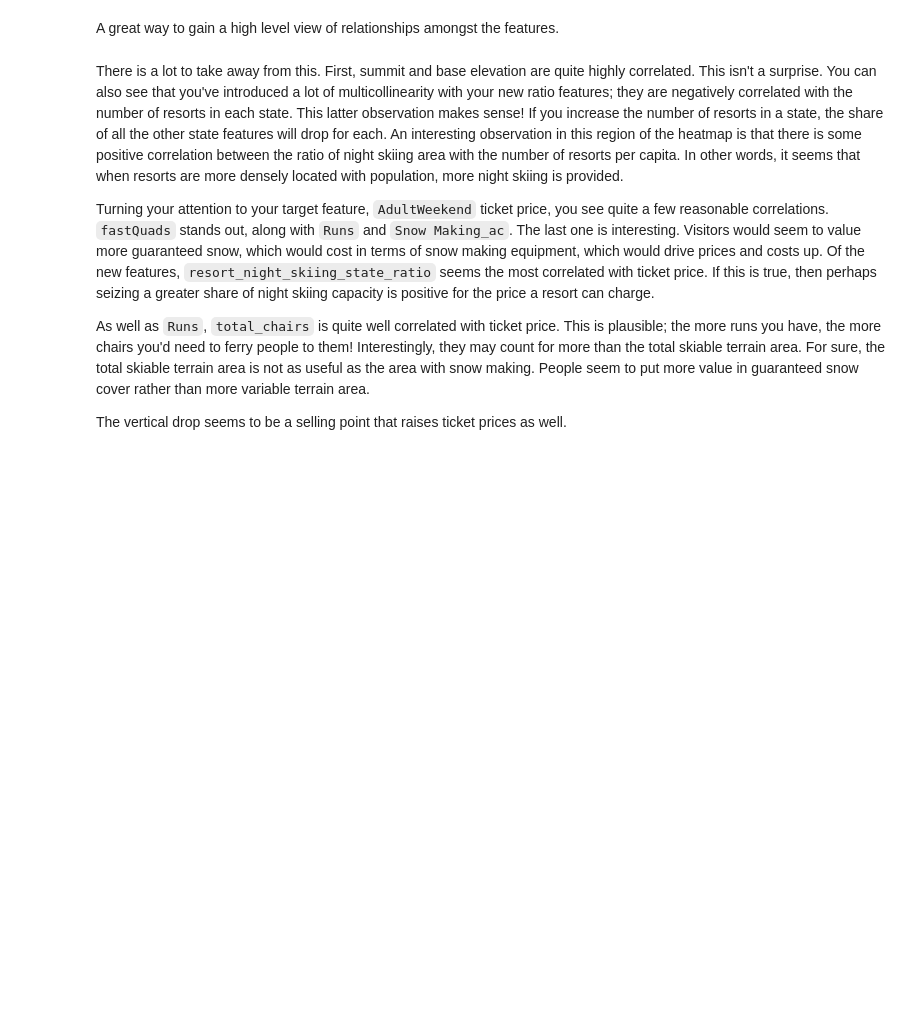
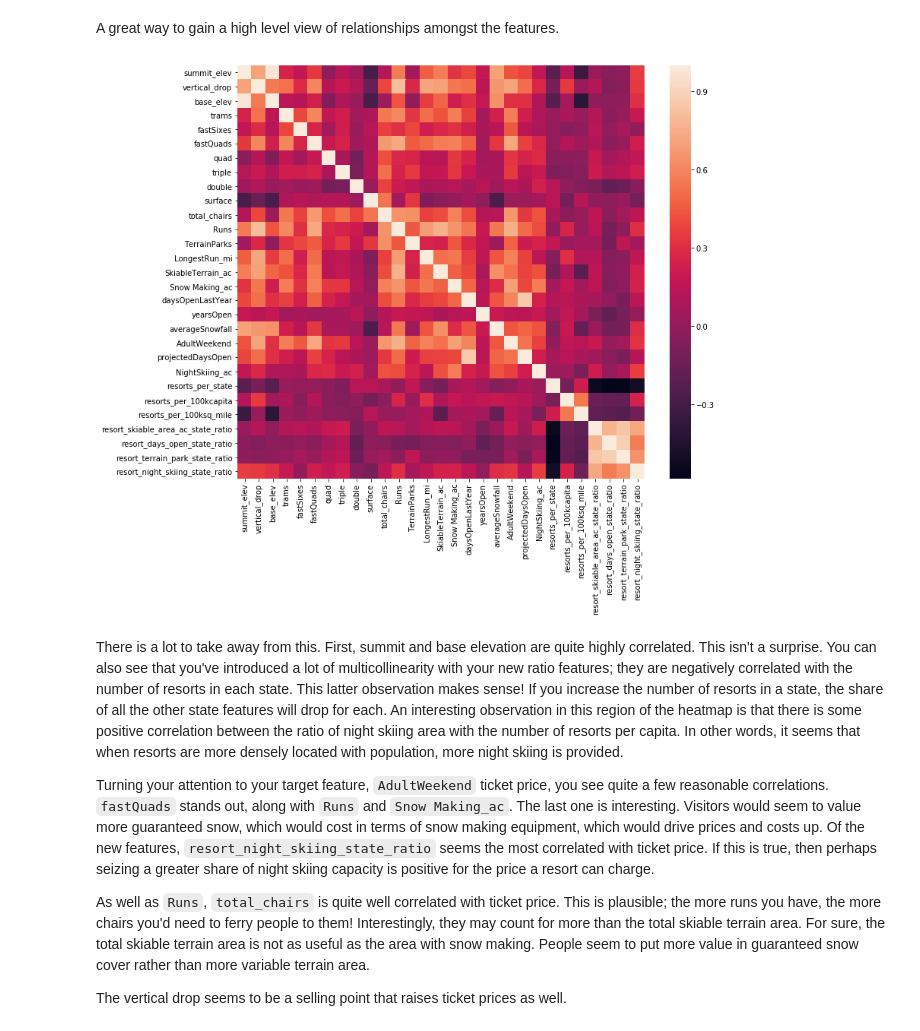
Before and after one commit to bipinsharma236/DataScienceGuidedCapstone, a Jupyter notebook: Notebooks/03_exploratory_data_analysis.ipynb, the cells around one changed output. Saved outputs shown, nothing was run; the diff lists cells and outputs as text; code cells hidden in the pictures; blank space fills up the shorter version.

```diff
--- a/Notebooks/03_exploratory_data_analysis.ipynb
+++ b/Notebooks/03_exploratory_data_analysis.ipynb
@@ -731,9 +763,11 @@ A great way to gain a high level view of relationships amongst the features.
 # %%
 #Code task 12#
 #Show a seaborn heatmap of correlations in ski_data
 #Hint: call pandas' `corr()` method on `ski_data` and pass that into `sns.heatmap`
 plt.subplots(figsize=(12,10))
-sns.___(ski_data.___);
+sns.heatmap(ski_data.corr());
+# %% [output]
+[figure, added]
 # %% [markdown]
 There is a lot to take away from this. First, summit and base elevation are quite highly correlated. This isn't a surprise. You can also see that you've introduced a lot of multicollinearity with your new ratio features; they are negatively correlated with the number of resorts in each state. This latter observation makes sense! If you increase the number of resorts in a state, the share of all the other state features will drop for each. An interesting observation in this region of the heatmap is that there is some positive correlation between the ratio of night skiing area with the number of resorts per capita. In other words, it seems that when resorts are more densely located with population, more night skiing is provided.
 
```
Also changed, not shown: parts of 18 cells of this notebook, 1 other file.
